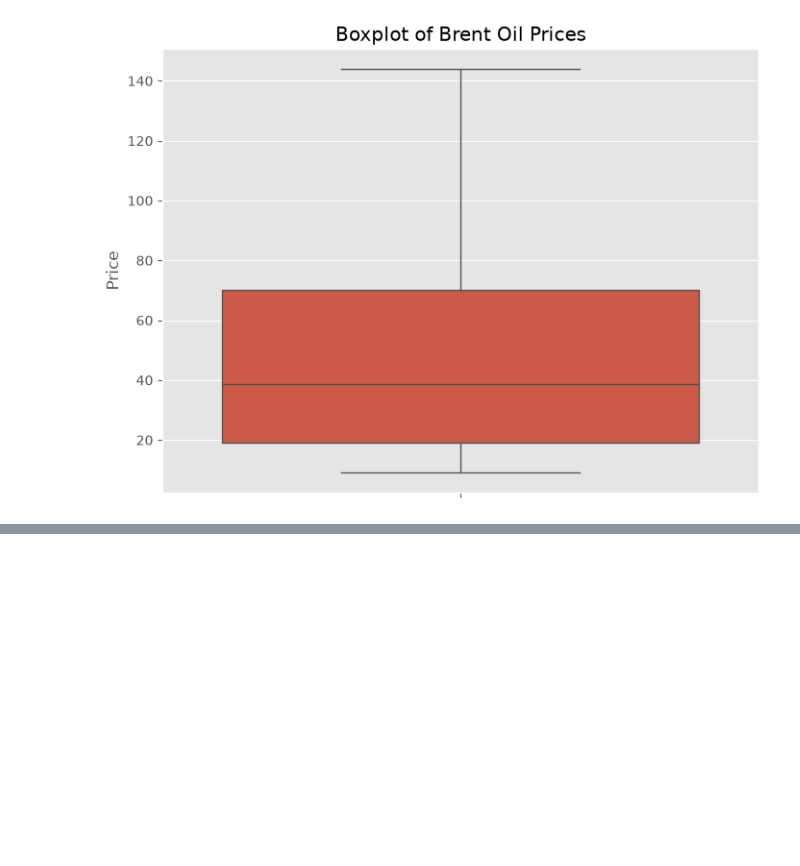
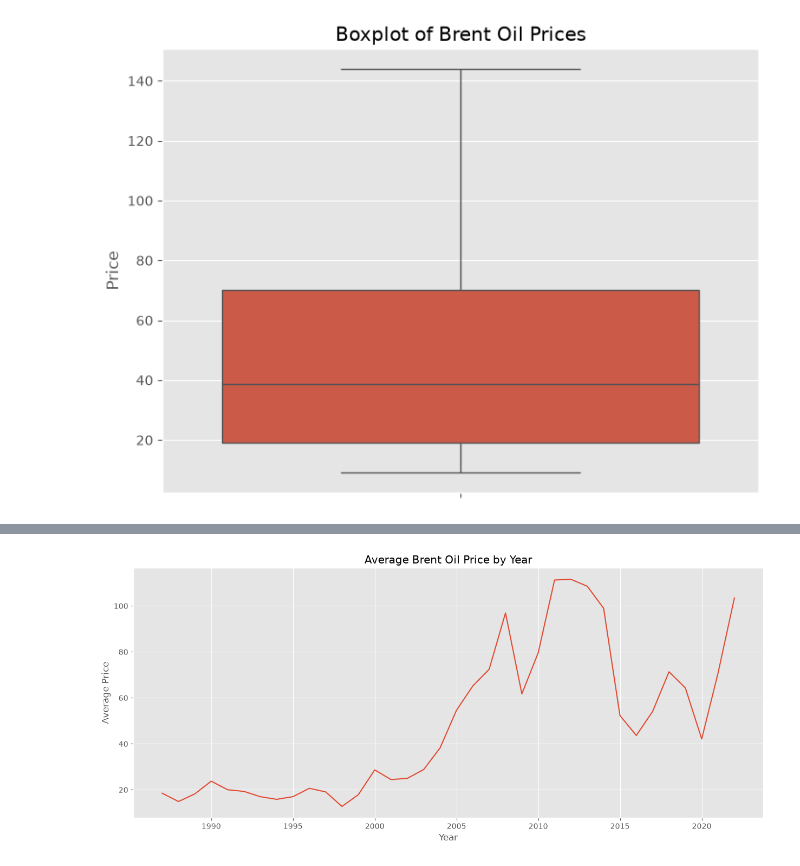
Before and after one commit to Lalisecf/brent-oil-change-point-analysis-week10, a Jupyter notebook: notebooks/task1_eda.ipynb, the cells around one changed output, grey strips where cells are left out. Cells and saved outputs as stored; diff of their text form; code cells hidden in the pictures; blank space fills up the shorter version.

Commit message:
feat: create time-based features for analysis

```diff
--- a/notebooks/task1_eda.ipynb
+++ b/notebooks/task1_eda.ipynb
@@ -194,0 +197,10 @@ Both visualizations indicate that Brent oil prices have a **non-normal distribut
+# %%
+# Extract time-based features
+
+df["Year"] = df["Date"].dt.year
+
+df["Month"] = df["Date"].dt.month
+
+df["Day"] = df["Date"].dt.day
+
+df.head()
@@ -194,0 +214,14 @@ Both visualizations indicate that Brent oil prices have a **non-normal distribut
+# %%
+yearly_avg = df.groupby("Year")["Price"].mean()
+
+plt.figure(figsize=(15,6))
+
+yearly_avg.plot()
+
+plt.title("Average Brent Oil Price by Year")
+
+plt.ylabel("Average Price")
+
+plt.show()
+# %% [output]
+[figure, added]
```
Also changed, not shown: parts of 3 cells of this notebook.
